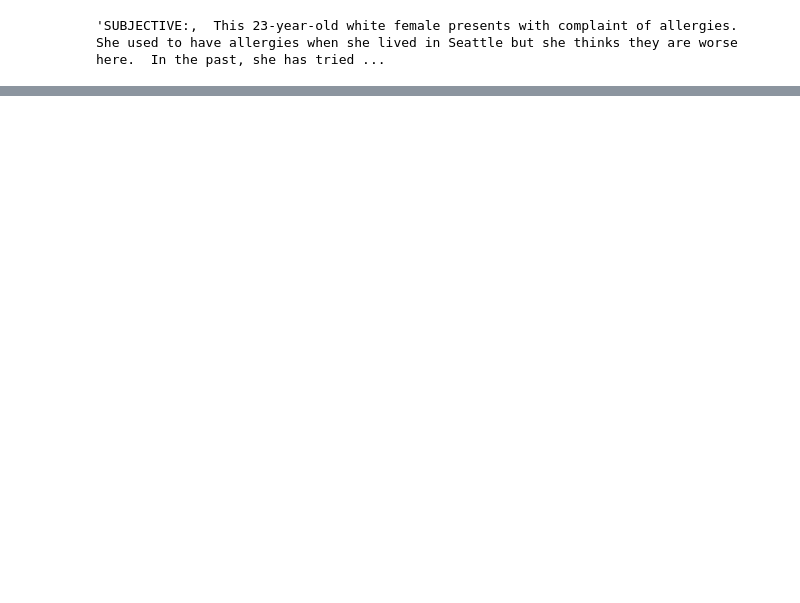
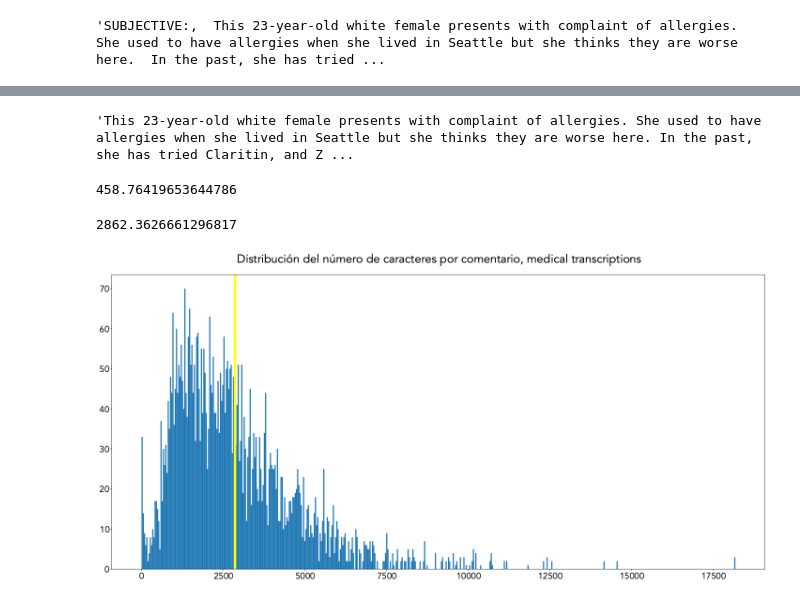
Before and after one commit to jesi-rgb/TFM-code, a Jupyter notebook: src/EDA.ipynb, the cells around one changed output, grey strips where cells are left out. Cells and saved outputs as stored; diff of their text form; code cells hidden in the pictures; blank space fills up the shorter version.

Commit message:
EDA for medical tr

```diff
--- a/src/EDA.ipynb
+++ b/src/EDA.ipynb
@@ -146,7 +146,7 @@ data.head()
 | 4 | 2-D Echocardiogram | Cardiovascular / Pulmonary | 2-D Echocardiogram - 2 | 1. The left ventricular cavity si... | cardiovascular / pulmonary, 2-d, ... |
 # %%
 
-med_text = data.transcription
+med_text = data[data.transcription.notna()].transcription
 # %%
 med_text[0]
 # %% [output]
@@ -174,12 +170,12 @@ def regex_processing(text):
     no_digits = re.sub(r'[\.,]*\d[\.,]+', ' ', more_commas)
 
     # Remove any other commas left behind the process. Particularly these cases: Hello. ,How are you?
-    trailing_commas = re.sub(r'\s,(?=[A-Z])', '', no_digits)
+    trailing_commas = re.sub(r'\s,(?=[A-Z\d])', '', no_digits)
 
     # Substitute any number of spaces for 1 single space.
     no_double_spaces = re.sub(r'\s+', ' ', trailing_commas)
 
-    # Remove dots not surrounded by spaces, as in the third step.
+    # Solve these problems: Hello .How are you? => Hello. How are you?
     final_text = re.sub(r'(?<!\s)\.(?!\s)', '. ', no_double_spaces)
 
     # Finally, strip the text from any trailing commas or white spaces.
@@ -197,0 +185,6 @@ I have seen ABC today. He is a very pleasant gentleman who is 42 years old, 344
+# %%
+processed_trascriptions = list(map(regex_processing, med_text))
+# %%
+processed_trascriptions[0]
+# %% [output]
+'This 23-year-old white female presents with complaint of allergies. She used to have allergies when she lived in Seattle but she thinks they are worse here. In the past, she has tried Claritin, and Z ...
@@ -197,0 +193,20 @@ I have seen ABC today. He is a very pleasant gentleman who is 42 years old, 344
+# %%
+avg_chars_tr = list(map(len, processed_trascriptions))
+# %%
+np.average(avg_tokens_tr)
+# %% [output]
+458.76419653644786
+# %%
+np.average(avg_chars_tr)
+# %% [output]
+2862.3626661296817
+# %%
+plt.figure(figsize=(20, 10))
+plt.hist(avg_chars_tr, bins=500)
+plt.title('Distribución del número de caracteres por comentario, medical transcriptions')
+plt.axvline(np.average(avg_chars_tr), color='yellow', linewidth=5)
+plt.tight_layout()
+plt.savefig('media/char_hist_mdtr.pdf')
+plt.show()
+# %% [output]
+[figure, added]
```
Also changed, not shown: parts of 9 cells of this notebook, 3 other files.
